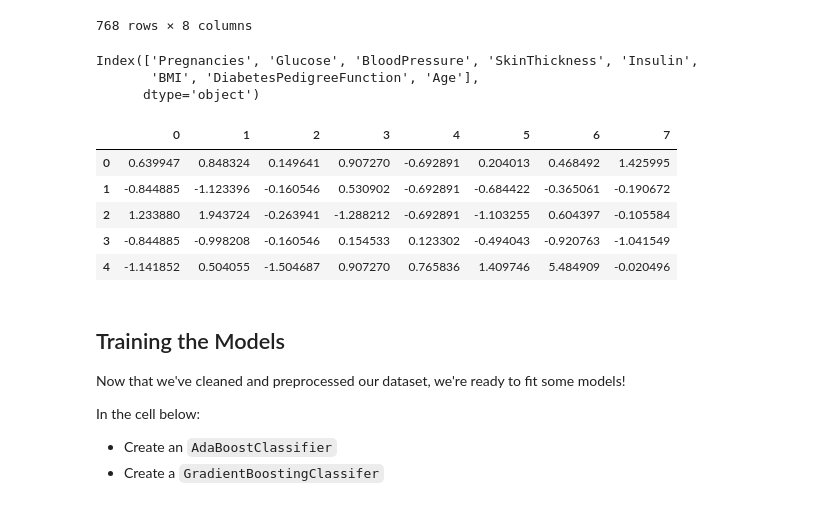
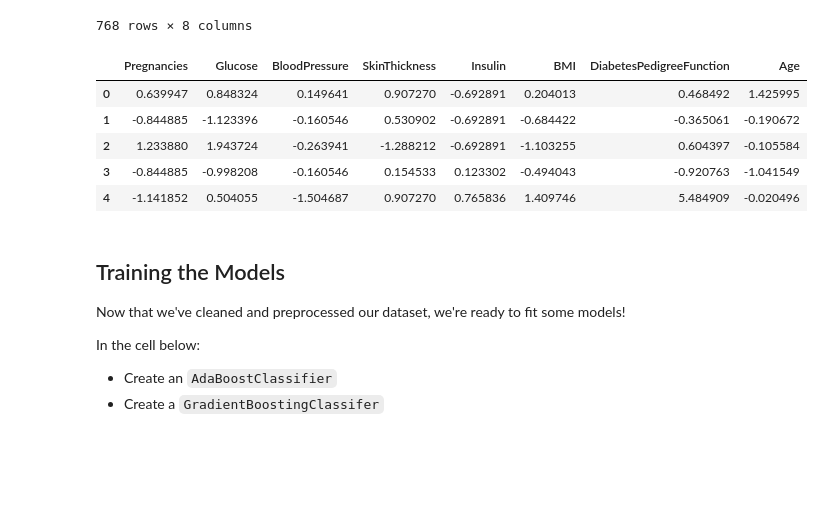
Before and after one commit to worldyne/dsc-3-32-09-gradient-boosting-lab-seattle-ds-career-040119, a Jupyter notebook: index.ipynb, the cells around one changed output. Saved outputs shown, nothing was run; the diff lists cells and outputs as text; code cells hidden in the pictures; blank space fills up the shorter version.

```diff
--- a/index.ipynb
+++ b/index.ipynb
@@ -80,13 +80,10 @@ X
 # %%
 scaler = StandardScaler()
 
-scaled_df = pd.DataFrame(scaler.fit_transform(X))
+scaled_df = pd.DataFrame(scaler.fit_transform(X), columns=X.columns)
 scaled_df.head()
 # %% [output]
-Index(['Pregnancies', 'Glucose', 'BloodPressure', 'SkinThickness', 'Insulin',
-       'BMI', 'DiabetesPedigreeFunction', 'Age'],
-      dtype='object')
-|  | 0 | 1 | 2 | 3 | 4 | 5 | 6 | 7 |
+|  | Pregnancies | Glucose | BloodPressure | SkinThickness | Insulin | BMI | DiabetesPedigreeFunction | Age |
 | 0 | 0.639947 | 0.848324 | 0.149641 | 0.907270 | -0.692891 | 0.204013 | 0.468492 | 1.425995 |
 | 1 | -0.844885 | -1.123396 | -0.160546 | 0.530902 | -0.692891 | -0.684422 | -0.365061 | -0.190672 |
 | 2 | 1.233880 | 1.943724 | -0.263941 | -1.288212 | -0.692891 | -1.103255 | 0.604397 | -0.105584 |
```
